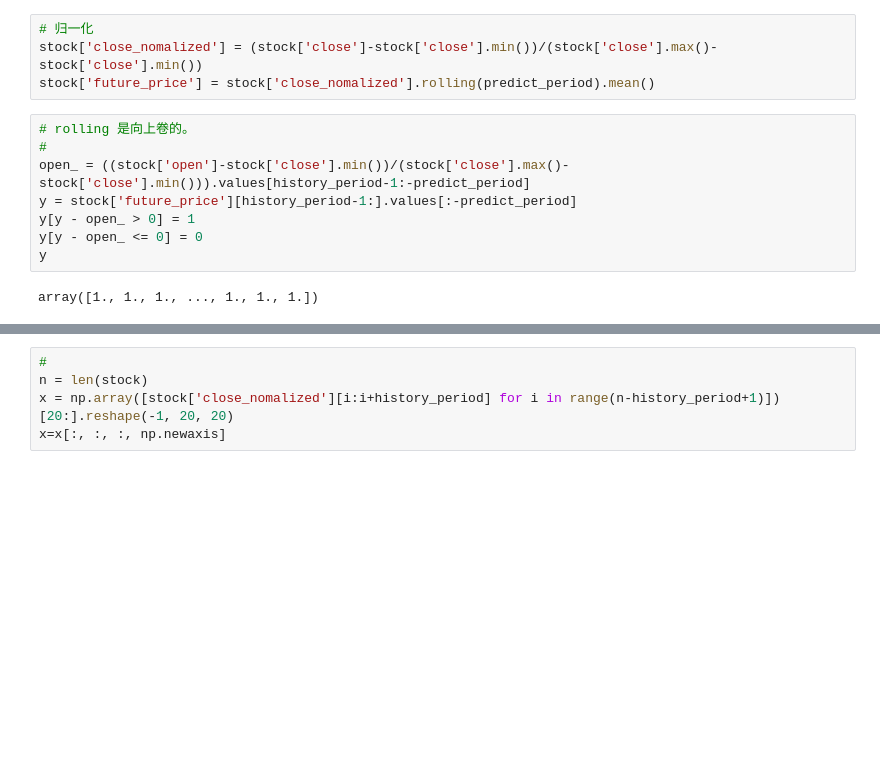
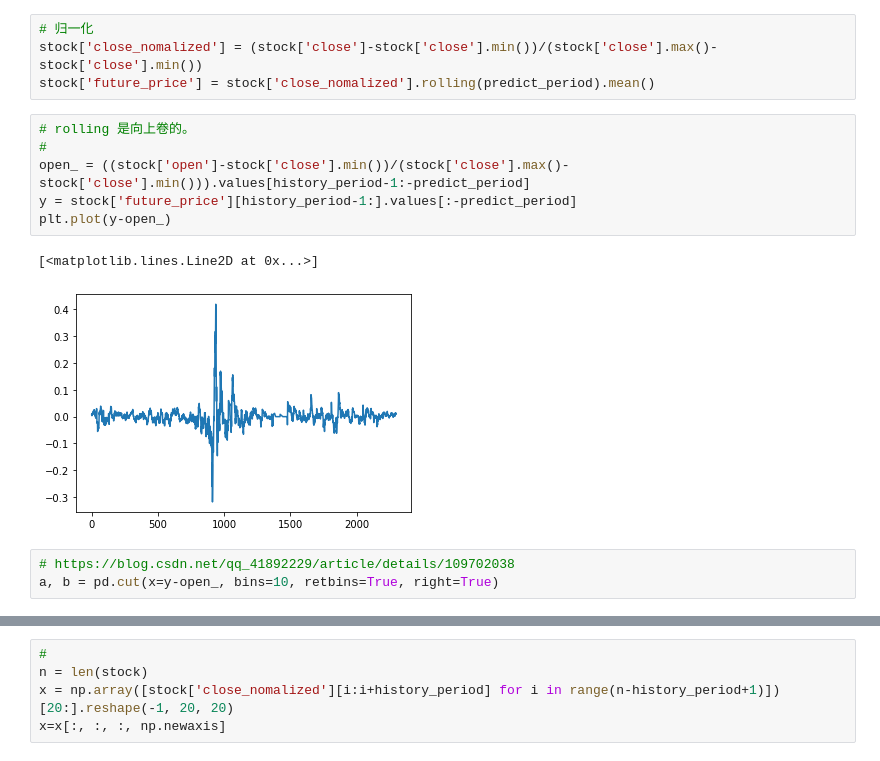
Before and after one commit to shayxu-ai/automatic-stock-exchange, a Jupyter notebook: predict.ipynb, the cells around one changed output, grey strips where cells are left out. Drawn from its saved outputs; the diff is of its cells as text; blank space fills up the shorter version.

```diff
--- a/predict.ipynb
+++ b/predict.ipynb
@@ -39,10 +39,12 @@ stock['future_price'] = stock['close_nomalized'].rolling(predict_period).mean()
 # %%
 # rolling 是向上卷的。
 #
 open_ = ((stock['open']-stock['close'].min())/(stock['close'].max()-stock['close'].min())).values[history_period-1:-predict_period]
 y = stock['future_price'][history_period-1:].values[:-predict_period]
-y[y - open_ > 0] = 1
-y[y - open_ <= 0] = 0
-y
+plt.plot(y-open_)
 # %% [output]
-array([1., 1., 1., ..., 1., 1., 1.])
+[<matplotlib.lines.Line2D at 0x...>]
+[figure, added]
+# %%
+# https://blog.csdn.net/qq_41892229/article/details/109702038
+a, b = pd.cut(x=y-open_, bins=10, retbins=True, right=True)
```
Also changed, not shown: parts of 8 cells of this notebook, 13 other files.
